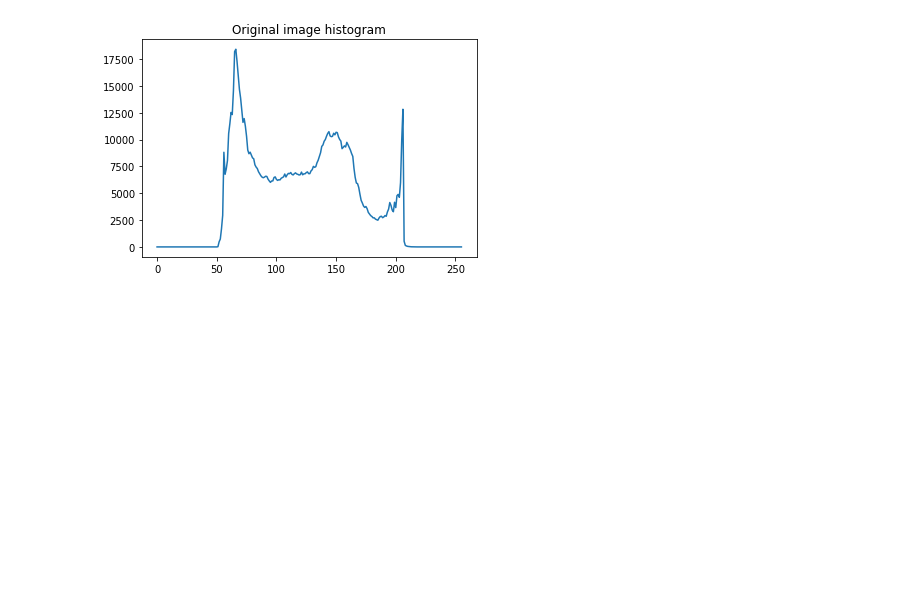
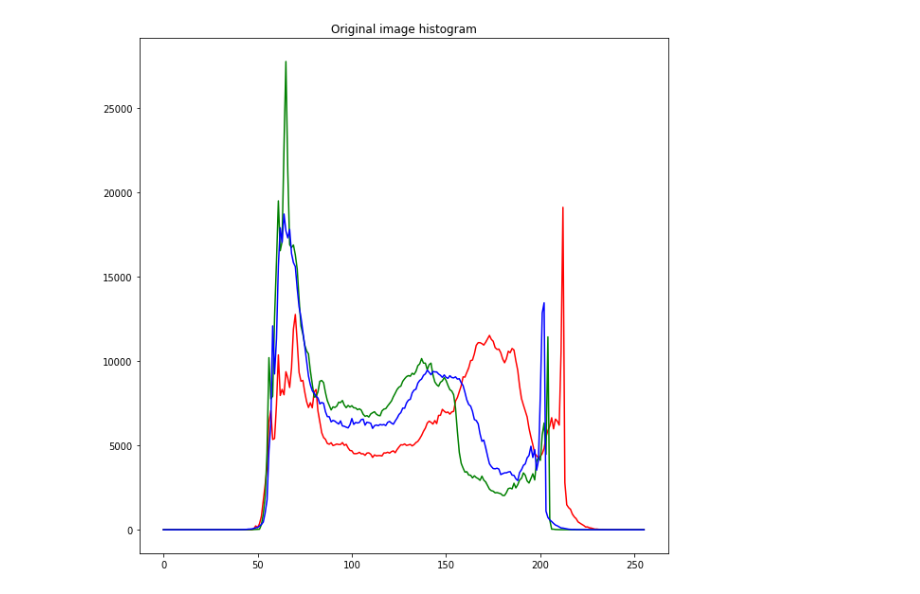
Before and after one commit to yudzu/ComputerVision, a Jupyter notebook: Intensity_Compensation/Intensity_Compensation.ipynb, the cells around one changed output. Drawn from its saved outputs; the diff is of its cells as text; code cells hidden in the pictures; blank space fills up the shorter version.

Commit message:
Added rgb image intensity compensation

```diff
--- a/Intensity_Compensation/Intensity_Compensation.ipynb
+++ b/Intensity_Compensation/Intensity_Compensation.ipynb
@@ -3,9 +3,11 @@ import cv2
 import matplotlib.pyplot as plt
 import numpy as np
 # %%
-img = cv2.imread("dull-pink-flowers.jpg", cv2.IMREAD_GRAYSCALE)
+img = cv2.imread("dull-pink-flowers.jpg")
+img = cv2.cvtColor(img, cv2.COLOR_BGR2RGB)
 
-plt.imshow(img, cmap='gray')
+plt.rcParams['figure.figsize'] = [10, 10]
 plt.title("Original image")
+plt.imshow(img)
 plt.show()
 # %% [output]
@@ -13,8 +15,12 @@ plt.show()
 # %%
-hist = cv2.calcHist([img], [0], None, [256], [0, 256])
-plt.plot(hist)
+colors = ('r', 'g', 'b')
+
+for i, color in enumerate(colors):
+    hist = cv2.calcHist([img], [i], None, [256], [0, 256])
+    plt.plot(hist, color=color)
+
 plt.title("Original image histogram")
 plt.show()
 # %% [output]
-[figure, old version]
+[figure, new version]
 # %%
```
Also changed, not shown: parts of 3 cells of this notebook.
